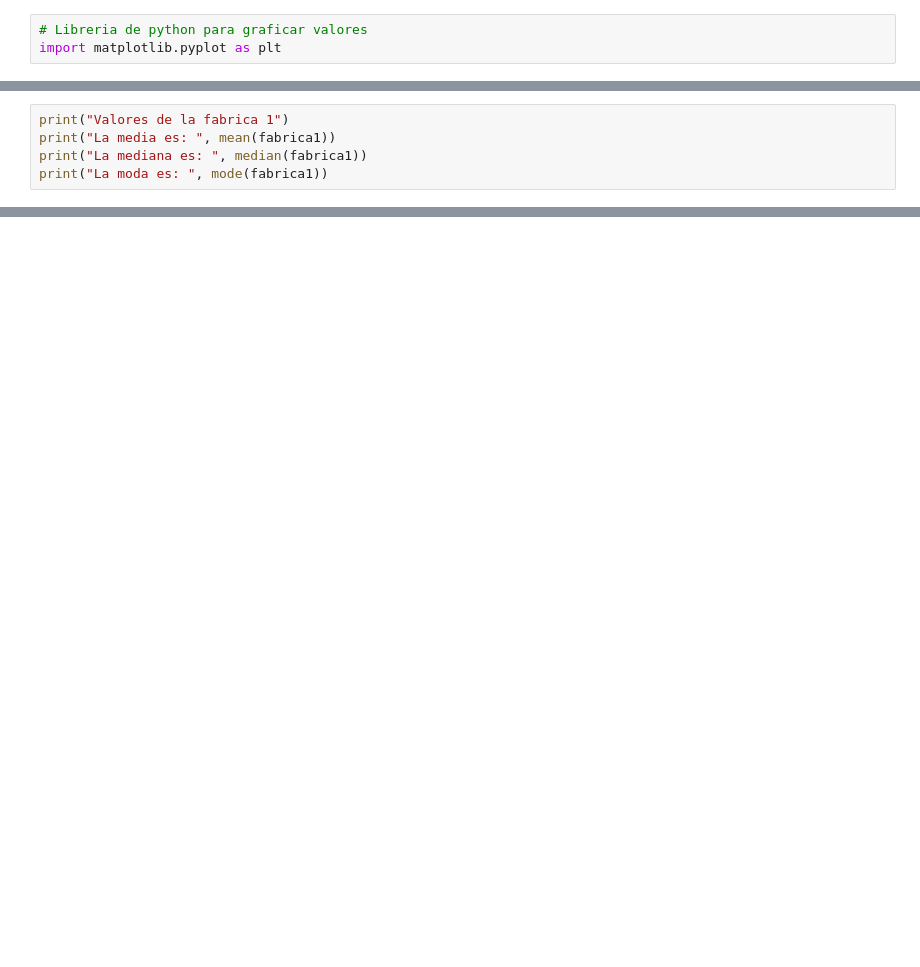
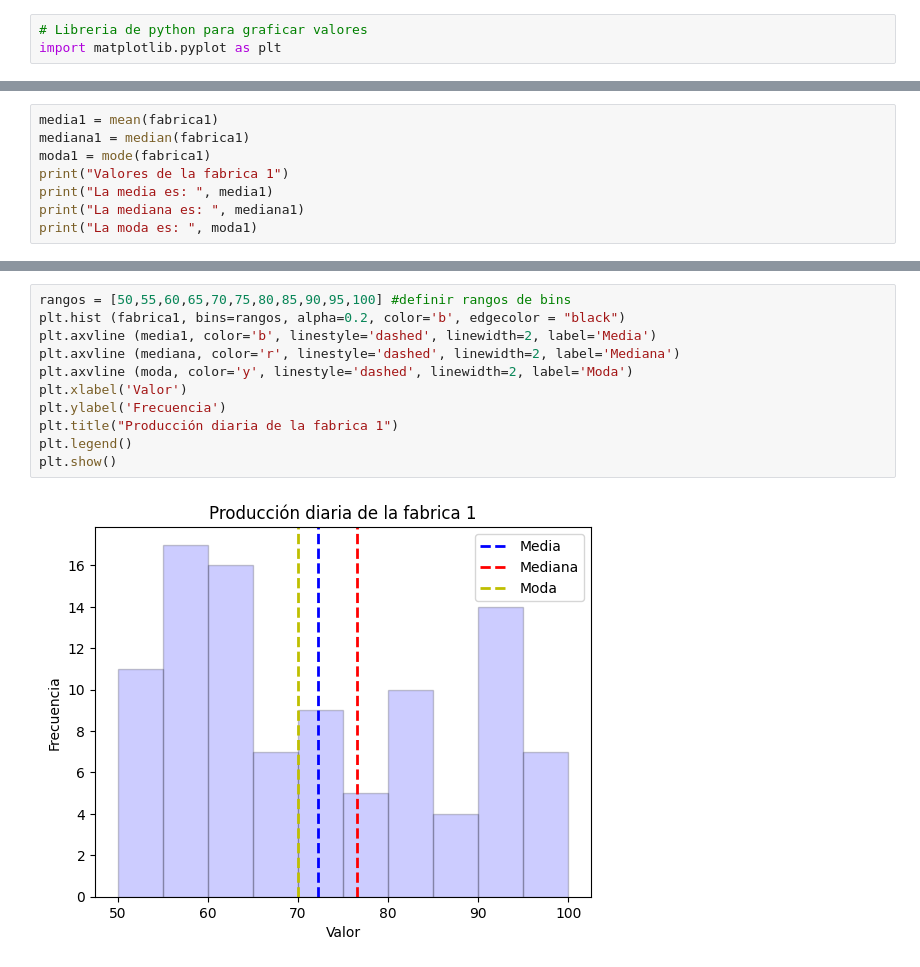
Before and after one commit to Leonardo-Leal-Salazar/Probabilidad1, a Jupyter notebook: Unidad1/PRO_U1_Practica_1.ipynb, the cells around one changed output, grey strips where cells are left out. Saved outputs shown, nothing was run; the diff lists cells and outputs as text; blank space fills up the shorter version.

```diff
--- a/Unidad1/PRO_U1_Practica_1.ipynb
+++ b/Unidad1/PRO_U1_Practica_1.ipynb
@@ -107,7 +107,10 @@ Text(0.5, 1.0, 'Produccion diaria de la Fabrica 2')
 # %%
+media1 = mean(fabrica1)
+mediana1 = median(fabrica1)
+moda1 = mode(fabrica1)
 print("Valores de la fabrica 1")
-print("La media es: ", mean(fabrica1))
-print("La mediana es: ", median(fabrica1))
-print("La moda es: ", mode(fabrica1))
+print("La media es: ", media1)
+print("La mediana es: ", mediana1)
+print("La moda es: ", moda1)
 # %% [output]
 Valores de la fabrica 1
@@ -135,0 +161,13 @@ plt.show()
+# %%
+rangos = [50,55,60,65,70,75,80,85,90,95,100] #definir rangos de bins
+plt.hist (fabrica1, bins=rangos, alpha=0.2, color='b', edgecolor = "black")
+plt.axvline (media1, color='b', linestyle='dashed', linewidth=2, label='Media')
+plt.axvline (mediana, color='r', linestyle='dashed', linewidth=2, label='Mediana')
+plt.axvline (moda, color='y', linestyle='dashed', linewidth=2, label='Moda')
+plt.xlabel('Valor')
+plt.ylabel('Frecuencia')
+plt.title("Producción diaria de la fabrica 1")
+plt.legend()
+plt.show()
+# %% [output]
+[figure, added]
```
Also changed, not shown: parts of 10 cells of this notebook.
